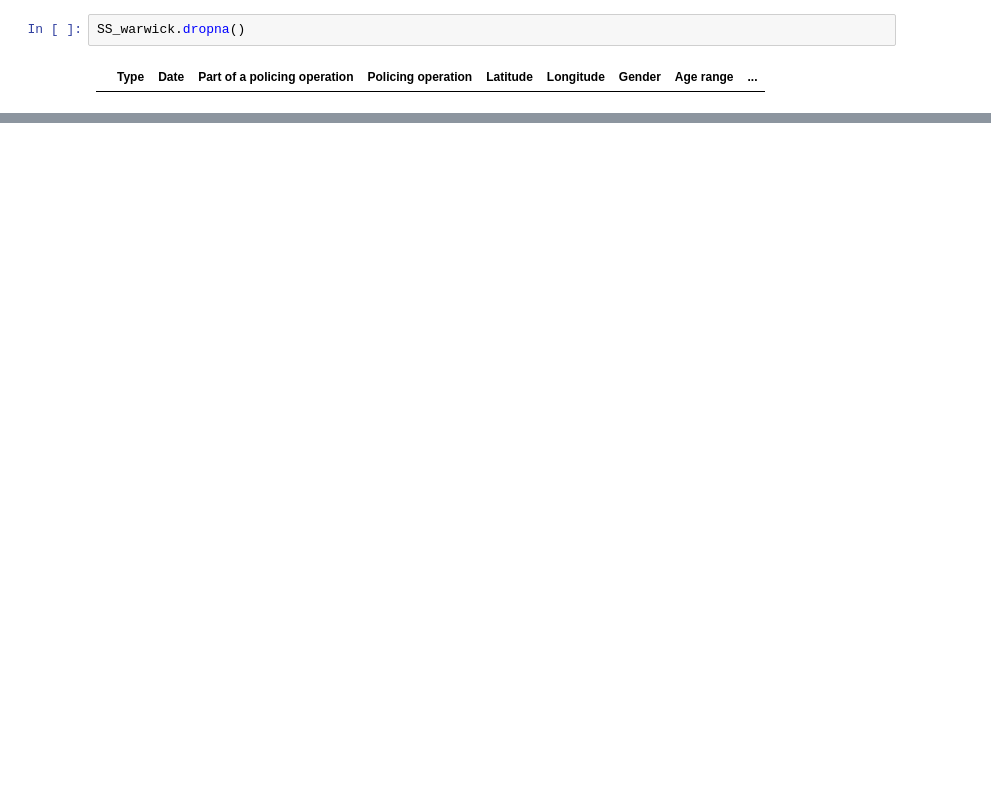
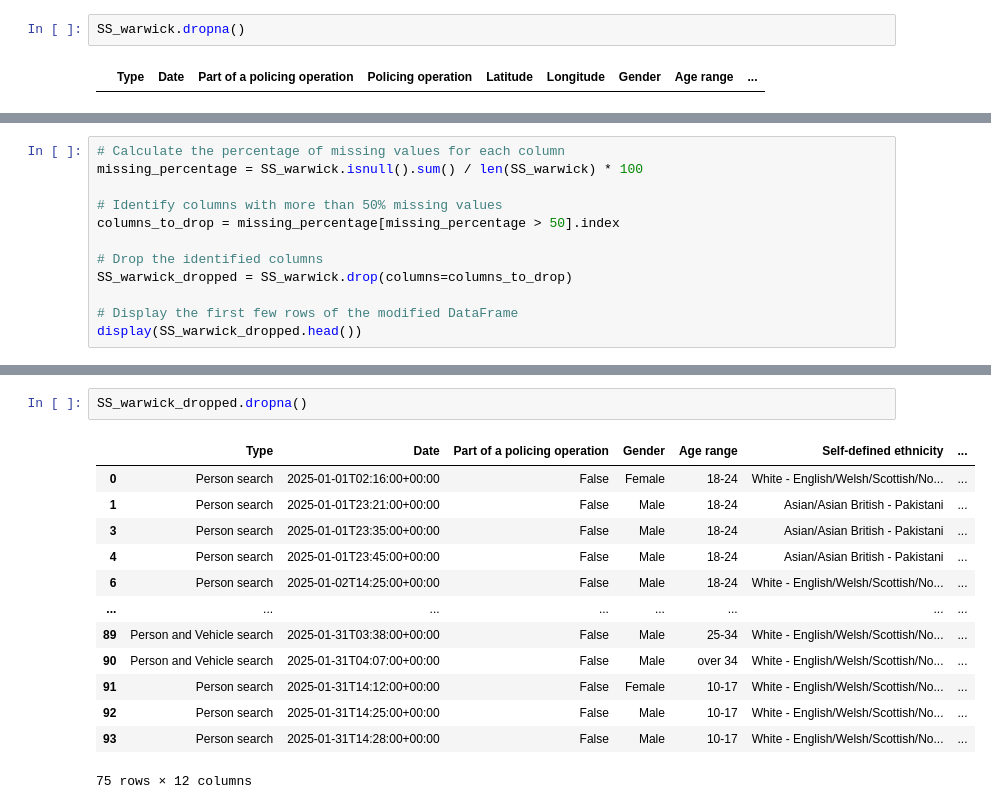
Before and after one commit to tohnperfect/MSC_DPDM_2025, a Jupyter notebook: Data101_(dpdm25).ipynb, the cells around one changed output, grey strips where cells are left out. Cells and saved outputs as stored; diff of their text form; blank space fills up the shorter version.

```diff
--- a/Data101_(dpdm25).ipynb
+++ b/Data101_(dpdm25).ipynb
@@ -418,0 +416,12 @@ SS_warwick.dropna()
+# %%
+# Calculate the percentage of missing values for each column
+missing_percentage = SS_warwick.isnull().sum() / len(SS_warwick) * 100
+
+# Identify columns with more than 50% missing values
+columns_to_drop = missing_percentage[missing_percentage > 50].index
+
+# Drop the identified columns
+SS_warwick_dropped = SS_warwick.drop(columns=columns_to_drop)
+
+# Display the first few rows of the modified DataFrame
+display(SS_warwick_dropped.head())
@@ -418,0 +435,16 @@ SS_warwick.dropna()
+# %%
+SS_warwick_dropped.dropna()
+# %% [output]
+|  | Type | Date | Part of a policing operation | Gender | Age range | Self-defined ethnicity | ... |
+| 0 | Person search | 2025-01-01T02:16:00+00:00 | False | Female | 18-24 | White - English/Welsh/Scottish/No... | ... |
+| 1 | Person search | 2025-01-01T23:21:00+00:00 | False | Male | 18-24 | Asian/Asian British - Pakistani | ... |
+| 3 | Person search | 2025-01-01T23:35:00+00:00 | False | Male | 18-24 | Asian/Asian British - Pakistani | ... |
+| 4 | Person search | 2025-01-01T23:45:00+00:00 | False | Male | 18-24 | Asian/Asian British - Pakistani | ... |
+| 6 | Person search | 2025-01-02T14:25:00+00:00 | False | Male | 18-24 | White - English/Welsh/Scottish/No... | ... |
+| ... | ... | ... | ... | ... | ... | ... | ... |
+| 89 | Person and Vehicle search | 2025-01-31T03:38:00+00:00 | False | Male | 25-34 | White - English/Welsh/Scottish/No... | ... |
+| 90 | Person and Vehicle search | 2025-01-31T04:07:00+00:00 | False | Male | over 34 | White - English/Welsh/Scottish/No... | ... |
+| 91 | Person search | 2025-01-31T14:12:00+00:00 | False | Female | 10-17 | White - English/Welsh/Scottish/No... | ... |
+| 92 | Person search | 2025-01-31T14:25:00+00:00 | False | Male | 10-17 | White - English/Welsh/Scottish/No... | ... |
+| 93 | Person search | 2025-01-31T14:28:00+00:00 | False | Male | 10-17 | White - English/Welsh/Scottish/No... | ... |
+75 rows × 12 columns
```
Also changed, not shown: parts of 15 cells of this notebook.
